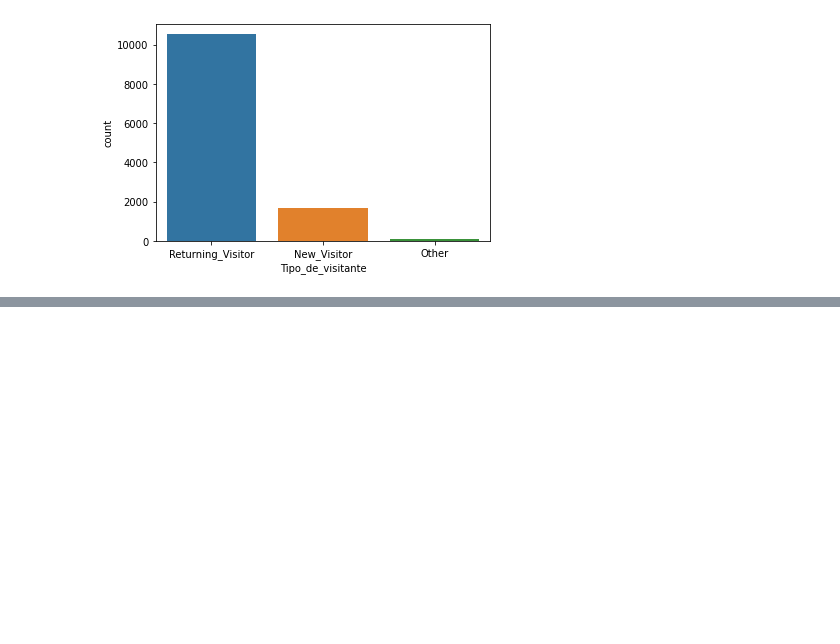
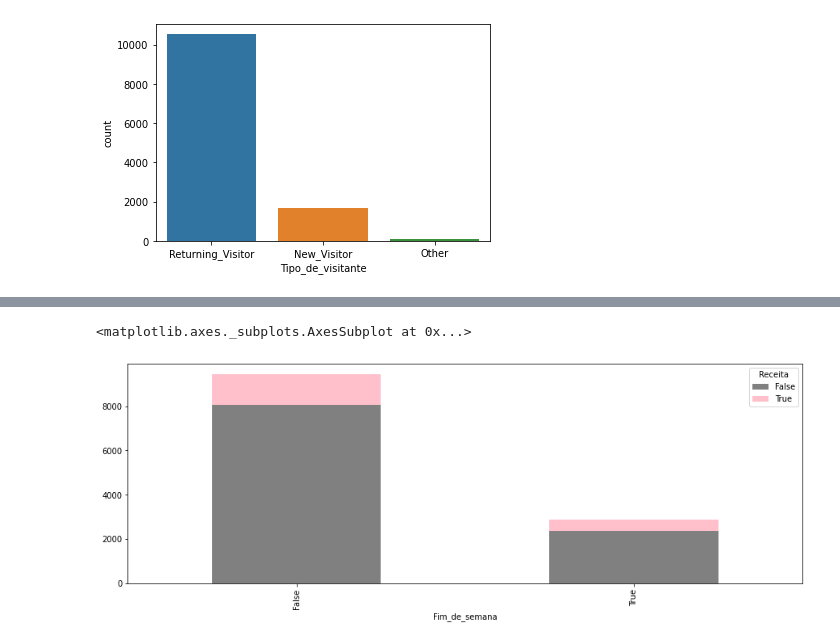
Before and after one commit to JulianaRamos2021/Previsao_compras, a Jupyter notebook: Previsão_de_compras_Ecommerce.ipynb, the cells around one changed output, grey strips where cells are left out. Cells and saved outputs as stored; diff of their text form; code cells hidden in the pictures; blank space fills up the shorter version.

```diff
--- a/Previsão_de_compras_Ecommerce.ipynb
+++ b/Previsão_de_compras_Ecommerce.ipynb
@@ -319,0 +347,9 @@ sns.countplot(df['Tipo_de_visitante'])
+# %%
+# Stacked Bar Final de Semana x Receita
+pd.crosstab(df['Fim_de_semana'], df['Receita']).plot(kind = 'bar',
+                                                     stacked = True,
+                                                     figsize = (15,5),
+                                                     color = ['gray', 'pink'])
+# %% [output]
+<matplotlib.axes._subplots.AxesSubplot at 0x...>
+[figure, added]
```
Also changed, not shown: parts of 7 cells of this notebook.
